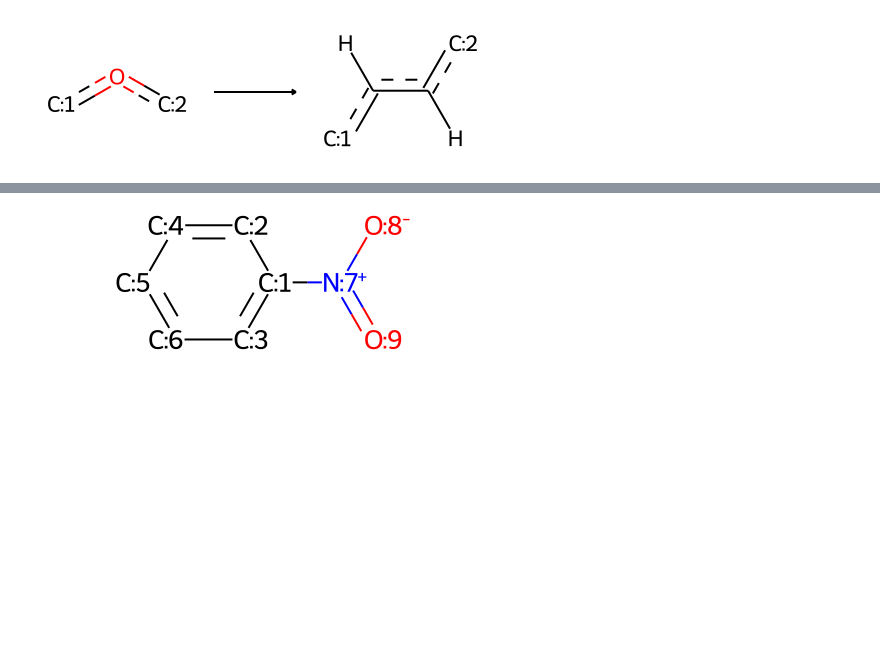
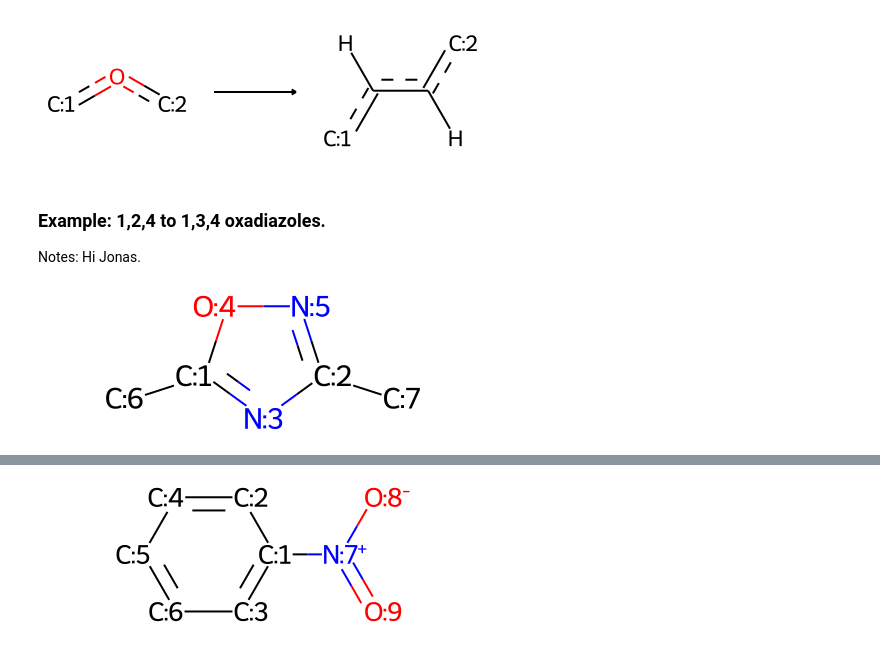
Before and after one commit to warner121/wizepair2, a Jupyter notebook: notebooks/examples.ipynb, the cells around one changed output, grey strips where cells are left out. Drawn from its saved outputs; the diff is of its cells as text; code cells hidden in the pictures; blank space fills up the shorter version.

Commit message:
update commentary on examples

```diff
--- a/notebooks/examples.ipynb
+++ b/notebooks/examples.ipynb
@@ -46,3 +46,16 @@ mmp._mol2
 Chem.rdChemReactions.ReactionFromSmarts(response[3]['smirks'])
 # %% [output]
 [figure]
+# %% [markdown]
+### Example: 1,2,4 to 1,3,4 oxadiazoles.
+
+Notes: Hi Jonas.
+# %%
+mmp = MMP('Cc1nc(C)no1',
+          'Cc1oc(C)nn1',
+          strictness=5, correspondence=2)
+response = mmp.execute()
+# %%
+mmp._mol1
+# %% [output]
+[figure, added]
```
Also changed, not shown: parts of 16 cells of this notebook.
